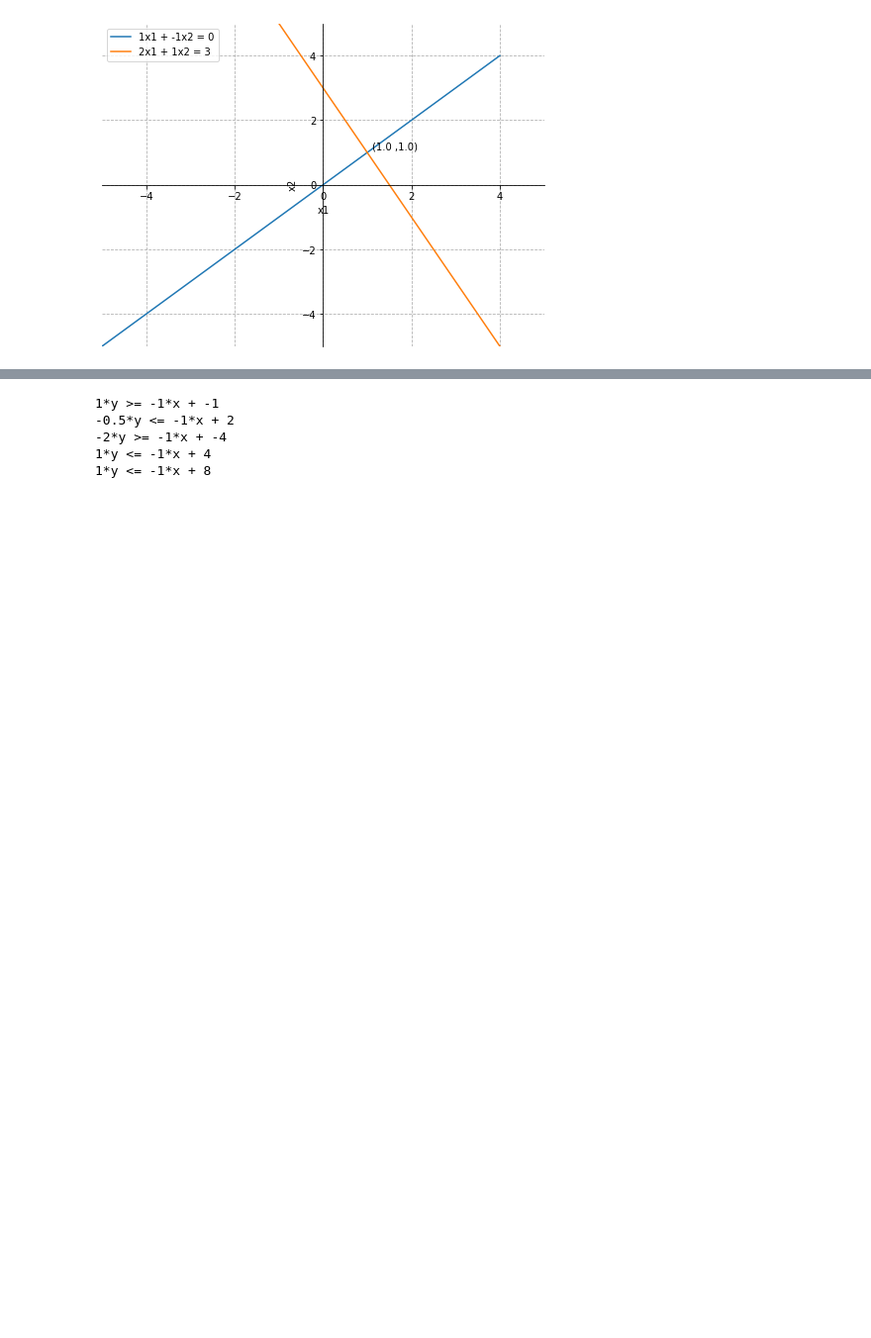
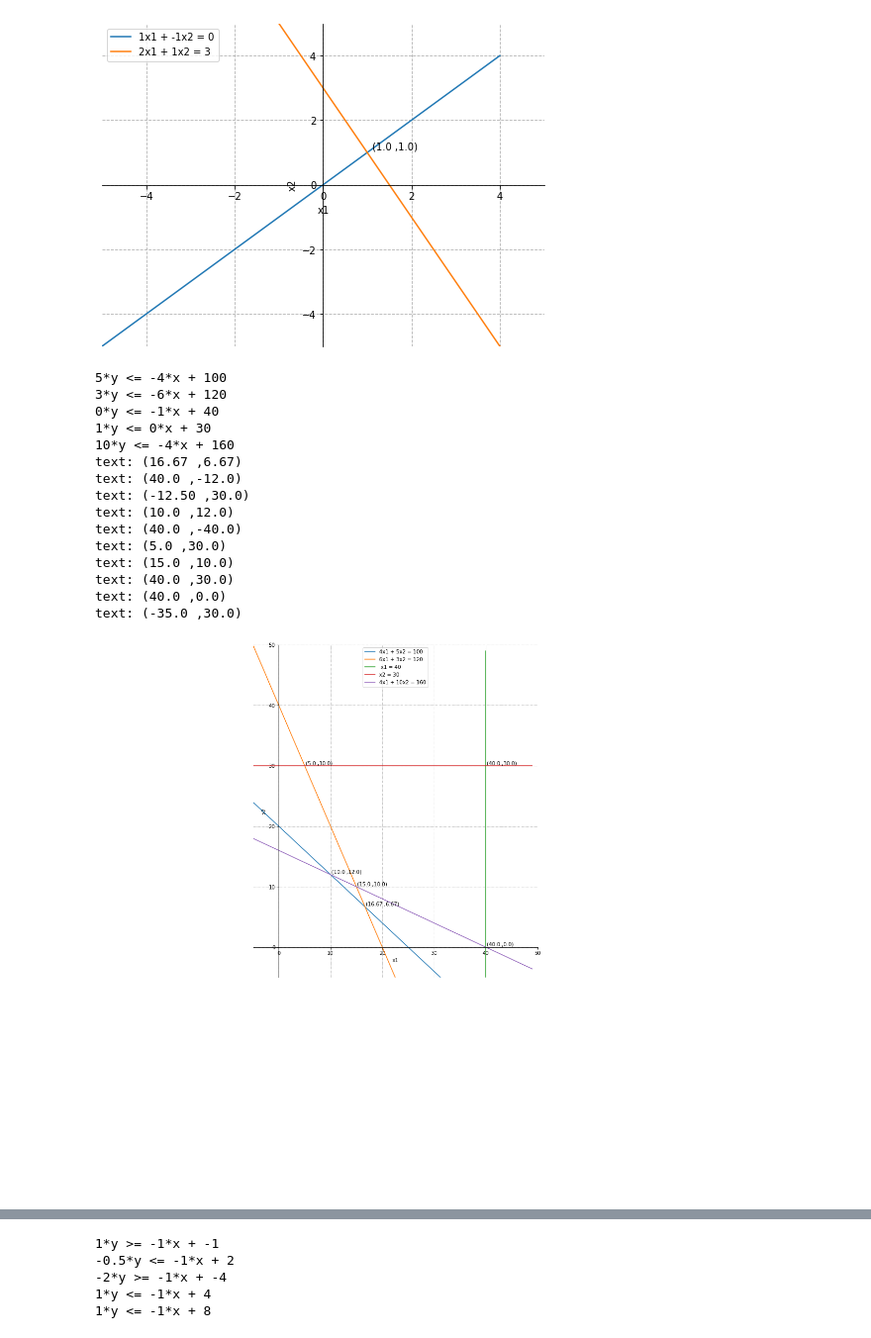
Before and after one commit to shrutiichandra/plotting-lines, a Jupyter notebook: plots.ipynb, the cells around one changed output, grey strips where cells are left out. Shown: that part at 99% size. Saved outputs shown, nothing was run; the diff lists cells and outputs as text; code cells hidden in the pictures; blank space fills up the shorter version.

Commit message:
Add files via upload
update in plot_colour , annotation
can draw horizontal lines

```diff
--- a/plots.ipynb
+++ b/plots.ipynb
@@ -95,4 +95,8 @@ def intersect(L1, L2, verbose = True): # L1 coefficients of ax + by = c as a tup
         else:
             coord = '('+ str(x1) +' ,'+ str(y1) +')'
 
-        return coord, (x,y), (x+0.1,y+.1)
+        text = coord # The text of the annotation. s is a deprecated synonym for this parameter.
+        xy = (x,y) # The point (x,y) to annotate.
+        xytext = (x+0.2,y+0.2) #The position (x,y) to place the text at.
+        print('text: {}'.format(text))
+        return text, xy, xytext
@@ -108,3 +103,34 @@ def plot_lines(a,b,c,x):
+# %%
+def plot_lines(a,b,c,x):
+    #x is a numpy array
+    #ax + by = c
+    if b == 0:
+        y = x
+    else:
+        y = (c - a*x)/b
+
+    if a==1 and b!=1:
+        eqn = 'x1 + {b}x2 = {c}'.format(b=b,c=c)
+    if a!=1 and b==1:
+        eqn = '{a}x1 + x2 = {c}'.format(a=a,c=c)
+    if a == 0:
+        if b!=1:
+            eqn = '{b}x2 = {c}'.format(b=b,c=c)
+        else:
+            eqn = 'x2 = {c}'.format(c=c)
+    if b == 0:
+        if a != 1:
+            eqn = '{a}x1 = {c}'.format(a=a,c=c)
+        else:
+            eqn = ' x1 = {c}'.format(c=c)
+    if a!=0 and a!=1 and b!=0 and b!=1:
+        eqn = '{a}x1 + {b}x2 = {c}'.format(a=a,b=b,c=c)
+
+    if a == 1 and b == 1:
+        eqn = 'x1 + x2 = {c}'.format(c=c)
+
+
+    return y,eqn
 # %%
 import itertools
 # %%
@@ -202,0 +238,24 @@ def plot_colour(lines,signs,ub=-5,lb=5):
+# %%
+l1 = [4,5,100]
+l2 =[6,3,120]
+l3 =[1,0,40]
+l4 = [0,1,30]
+l5 = [4,10,160]
+plot_colour([l1,l2,l3,l4,l5],[1,1,1,1,1],filename='ques1.png',lb=50,ub=-5)
+# %% [output]
+5*y <= -4*x + 100
+3*y <= -6*x + 120
+0*y <= -1*x + 40
+1*y <= 0*x + 30
+10*y <= -4*x + 160
+text: (16.67 ,6.67)
+text: (40.0 ,-12.0)
+text: (-12.50 ,30.0)
+text: (10.0 ,12.0)
+text: (40.0 ,-40.0)
+text: (5.0 ,30.0)
+text: (15.0 ,10.0)
+text: (40.0 ,30.0)
+text: (40.0 ,0.0)
+text: (-35.0 ,30.0)
+[figure, added]
```
Also changed, not shown: parts of 3 cells of this notebook.
